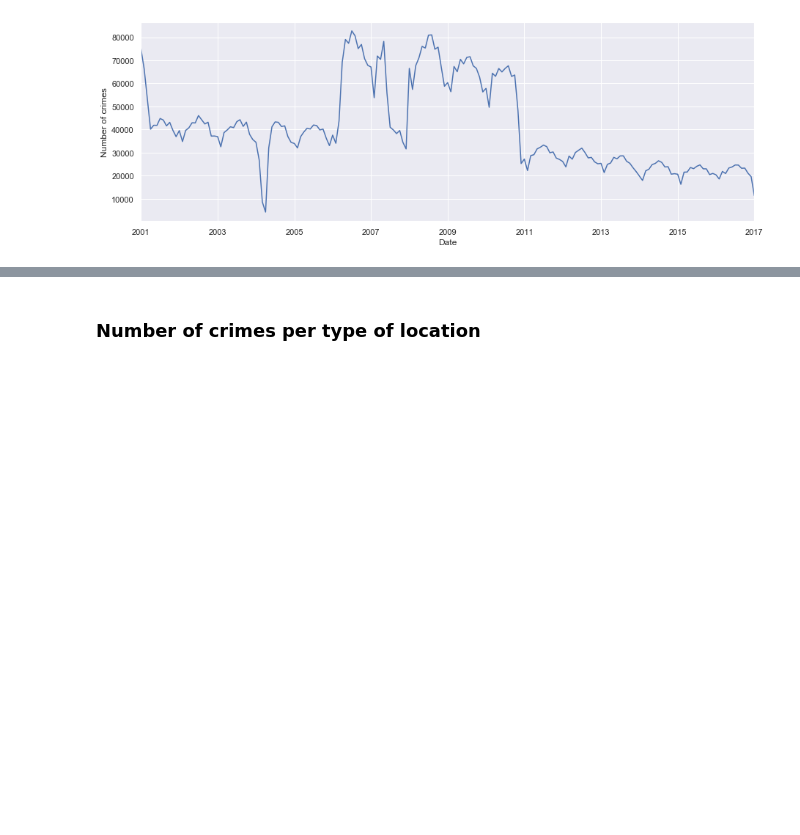
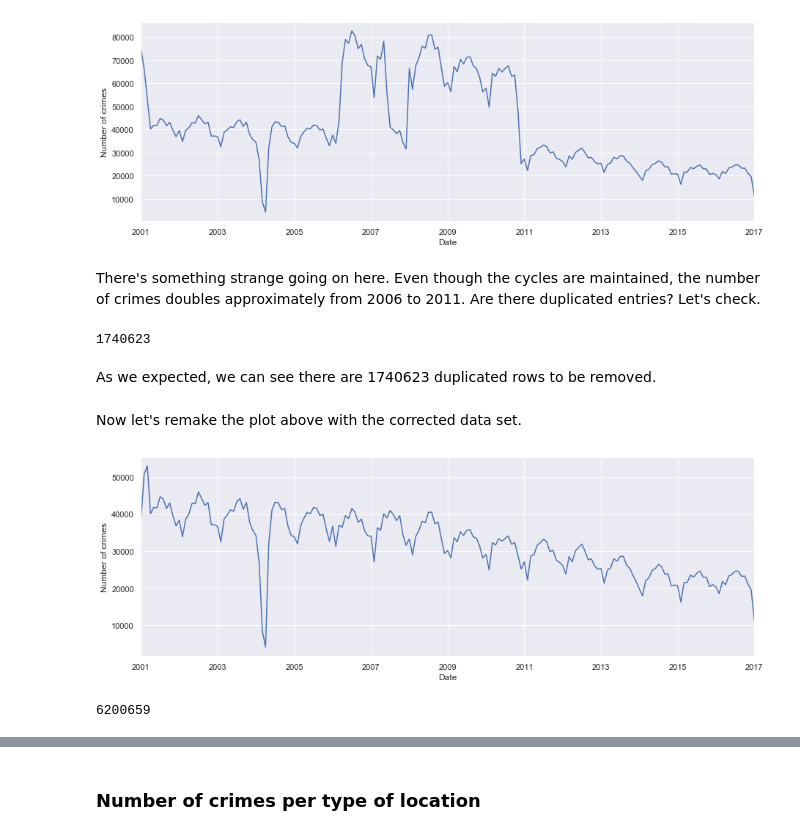
Before and after one commit to vbernardes/chicago-crime-dataviz, a Jupyter notebook: EDA.ipynb, the cells around one changed output, grey strips where cells are left out. Saved outputs shown, nothing was run; the diff lists cells and outputs as text; code cells hidden in the pictures; blank space fills up the shorter version.

Commit message:
Add new entries for EDA

```diff
--- a/EDA.ipynb
+++ b/EDA.ipynb
@@ -101,3 +103,11 @@ crimes_df.resample('M')['ID'].count().plot(figsize=(15,5))
 plt.ylabel('Number of crimes');
 # %% [output]
 [figure]
+# %% [markdown]
+There's something strange going on here. Even though the cycles are maintained, the number of crimes doubles approximately from 2006 to 2011. Are there duplicated entries? Let's check.
+# %%
+crimes_df.duplicated().sum()
+# %% [output]
+1740623
+# %% [markdown]
+As we expected, we can see there are 1740623 duplicated rows to be removed.
@@ -103,0 +116,11 @@ plt.ylabel('Number of crimes');
+# %% [markdown]
+Now let's remake the plot above with the corrected data set.
+# %%
+crimes_df.resample('M')['ID'].count().plot(figsize=(15,5))
+plt.ylabel('Number of crimes');
+# %% [output]
+[figure, added]
+# %%
+len(crimes_df)
+# %% [output]
+6200659
```
Also changed, not shown: parts of 28 cells of this notebook.
